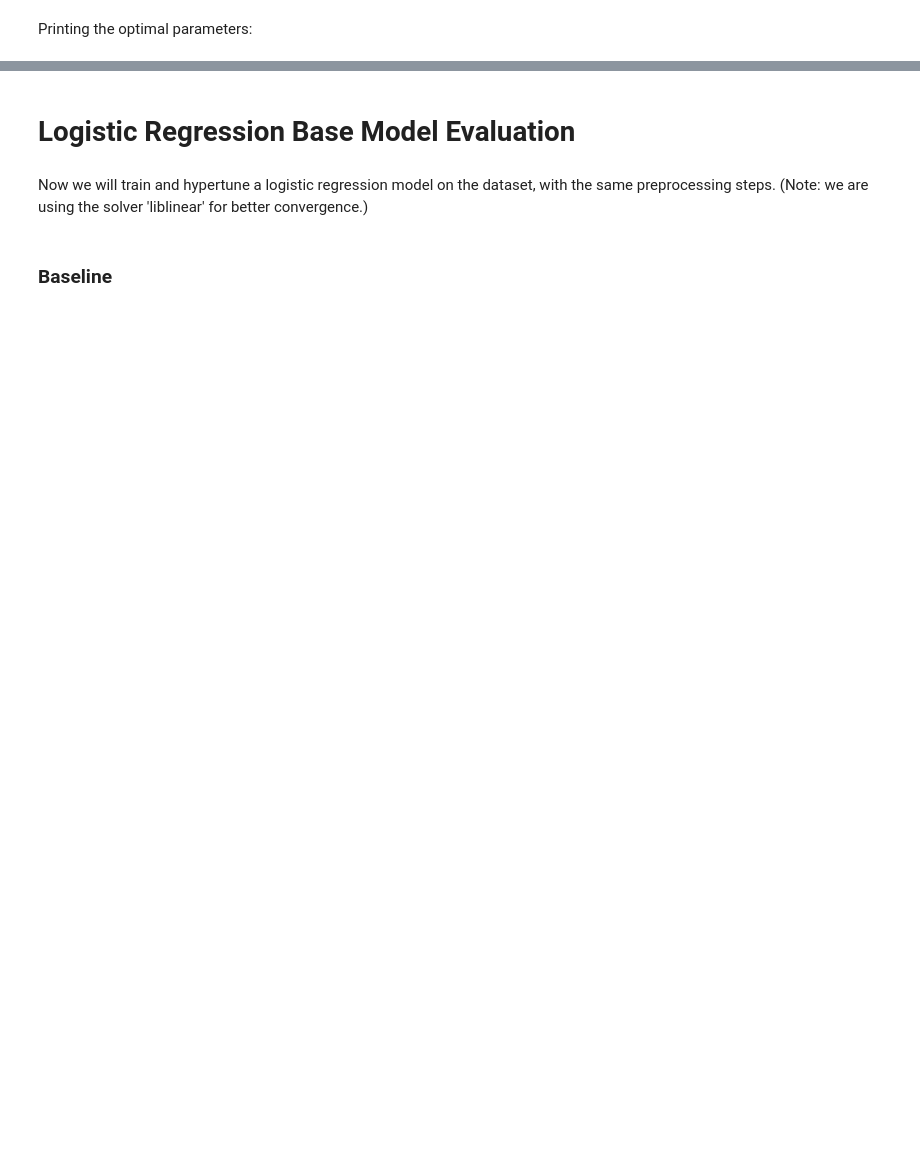
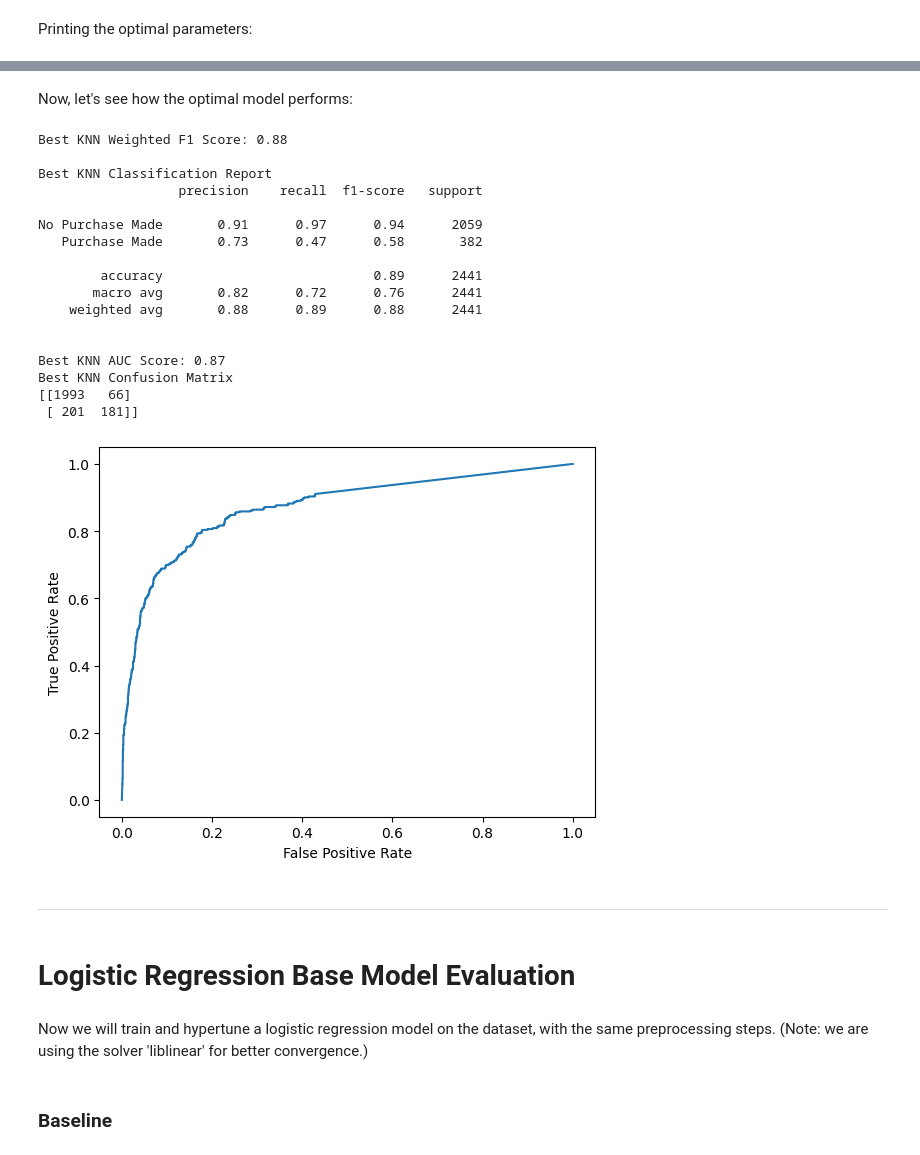
Before and after one commit to jacksonSmall/Shopper-Behavior-Analysis, a Jupyter notebook: model_tuning.ipynb, the cells around one changed output, grey strips where cells are left out. Cells and saved outputs as stored; diff of their text form; code cells hidden in the pictures; blank space fills up the shorter version.

Commit message:
added confusion matrix to knn and switched all cross validation to stratifiedkfold

```diff
--- a/model_tuning.ipynb
+++ b/model_tuning.ipynb
@@ -200,7 +200,7 @@ param_grid_knn = {
 Now, we'll define our `GridSearchCV`:
 # %%
 # KFold cross val
-kf = KFold(5, shuffle = True, random_state = 88)
+kf = StratifiedKFold(n_splits= 10, shuffle = True, random_state = 88)
 
 # Creating grid search grid
 grid = GridSearchCV(estimator=vanilla_pipe, param_grid=param_grid_knn,
@@ -237,4 +237,64 @@ Best Parameters: {'classifier__n_neighbors': 15, 'classifier__p': 2, 'classifier
 Best F1 score: 0.88
+# %% [markdown]
+Now, let's see how the optimal model performs:
+# %%
+# Saving the best parameters
+best_knn_params = grid.best_params_
+
+# Fitting optimal knn model and running it through pipeline
+optimal_knn = KNeighborsClassifier(
+    n_neighbors= best_knn_params["classifier__n_neighbors"],
+    p = best_knn_params["classifier__p"],
+    weights = best_knn_params["classifier__weights"]
+)
+optimal_knn_pipe = Pipeline(steps = [
+    ("preprocessing", preprocessor),
+    ("classifier", optimal_knn)
+])
+best_knn_model = optimal_knn_pipe.fit(X_train, Y_train)
+
+# Predictions and probabilities
+y_pred_best_knn = best_knn_model.predict(X_test)
+y_proba_best_knn = best_knn_model.predict_proba(X_test)[:,1]
+
+# Weighted F1 Score
+best_knn_f1 = f1_score(Y_test, y_pred_best_knn, average = "weighted")
+print(f"Best KNN Weighted F1 Score: {best_knn_f1:.2f}")
+print()
+
+# Classification Report
+class_names = ["No Purchase Made", "Purchase Made"]
+print("Best KNN Classification Report")
+print(classification_report(Y_test, y_pred_best_knn, target_names = class_names))
+print()
+
+plot_roc_curve(Y_test, y_proba_best_knn)
+print(f'Best KNN AUC Score: {roc_auc_score(Y_test, y_proba_best_knn):.2f}')
+
+# Confusion Matrix
+print("Best KNN Confusion Matrix")
+print(confusion_matrix(Y_test, y_pred_best_knn))
+# %% [output]
+Best KNN Weighted F1 Score: 0.88
+
+Best KNN Classification Report
+                  precision    recall  f1-score   support
+
+No Purchase Made       0.91      0.97      0.94      2059
+   Purchase Made       0.73      0.47      0.58       382
+
+        accuracy                           0.89      2441
+       macro avg       0.82      0.72      0.76      2441
+    weighted avg       0.88      0.89      0.88      2441
+
+
+Best KNN AUC Score: 0.87
+Best KNN Confusion Matrix
+[[1993   66]
+ [ 201  181]]
+[figure, added]
+# %% [markdown]
+---
 # %% [markdown]
 # Logistic Regression Base Model Evaluation
 # %% [markdown]
```
Also changed, not shown: parts of 7 cells of this notebook.
